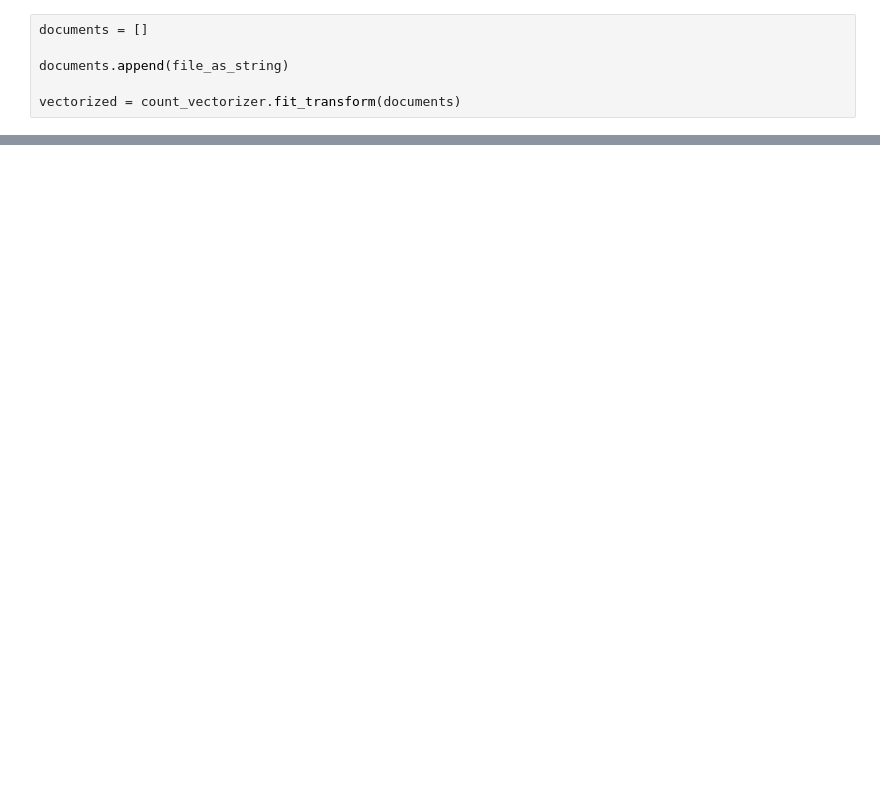
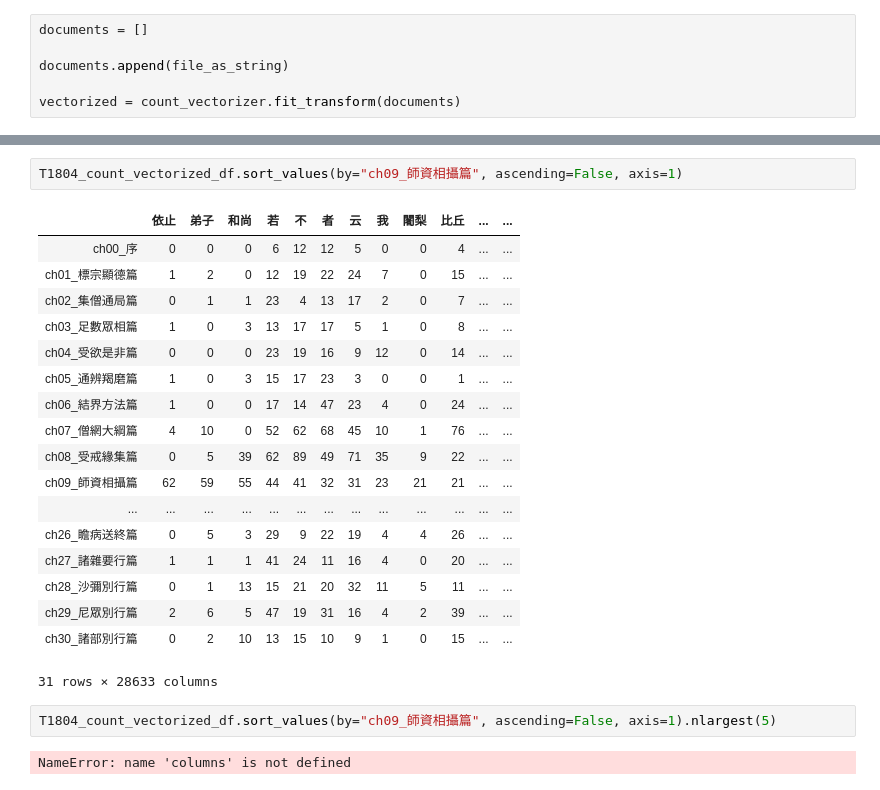
Before and after one commit to tom-newhall/SP-2020-DH-projects-New, a Jupyter notebook: TF-IDF for Taisho/Text to jieba to TF-IDF (and then maybe LDA) .ipynb, the cells around one changed output, grey strips where cells are left out. Saved outputs shown, nothing was run; the diff lists cells and outputs as text; blank space fills up the shorter version.

```diff
--- a/TF-IDF for Taisho/Text to jieba to TF-IDF (and then maybe LDA) .ipynb
+++ b/TF-IDF for Taisho/Text to jieba to TF-IDF (and then maybe LDA) .ipynb
@@ -234,0 +566,25 @@ data_frame
+# %%
+T1804_count_vectorized_df.sort_values(by="ch09_師資相攝篇", ascending=False, axis=1)
+# %% [output]
+|  | 依止 | 弟子 | 和尚 | 若 | 不 | 者 | 云 | 我 | 闍梨 | 比丘 | ... | ... |
+| ch00_序 | 0 | 0 | 0 | 6 | 12 | 12 | 5 | 0 | 0 | 4 | ... | ... |
+| ch01_標宗顯德篇 | 1 | 2 | 0 | 12 | 19 | 22 | 24 | 7 | 0 | 15 | ... | ... |
+| ch02_集僧通局篇 | 0 | 1 | 1 | 23 | 4 | 13 | 17 | 2 | 0 | 7 | ... | ... |
+| ch03_足數眾相篇 | 1 | 0 | 3 | 13 | 17 | 17 | 5 | 1 | 0 | 8 | ... | ... |
+| ch04_受欲是非篇 | 0 | 0 | 0 | 23 | 19 | 16 | 9 | 12 | 0 | 14 | ... | ... |
+| ch05_通辨羯磨篇 | 1 | 0 | 3 | 15 | 17 | 23 | 3 | 0 | 0 | 1 | ... | ... |
+| ch06_結界方法篇 | 1 | 0 | 0 | 17 | 14 | 47 | 23 | 4 | 0 | 24 | ... | ... |
+| ch07_僧網大綱篇 | 4 | 10 | 0 | 52 | 62 | 68 | 45 | 10 | 1 | 76 | ... | ... |
+| ch08_受戒緣集篇 | 0 | 5 | 39 | 62 | 89 | 49 | 71 | 35 | 9 | 22 | ... | ... |
+| ch09_師資相攝篇 | 62 | 59 | 55 | 44 | 41 | 32 | 31 | 23 | 21 | 21 | ... | ... |
+| ... | ... | ... | ... | ... | ... | ... | ... | ... | ... | ... | ... | ... |
+| ch26_瞻病送終篇 | 0 | 5 | 3 | 29 | 9 | 22 | 19 | 4 | 4 | 26 | ... | ... |
+| ch27_諸雜要行篇 | 1 | 1 | 1 | 41 | 24 | 11 | 16 | 4 | 0 | 20 | ... | ... |
+| ch28_沙彌別行篇 | 0 | 1 | 13 | 15 | 21 | 20 | 32 | 11 | 5 | 11 | ... | ... |
+| ch29_尼眾別行篇 | 2 | 6 | 5 | 47 | 19 | 31 | 16 | 4 | 2 | 39 | ... | ... |
+| ch30_諸部別行篇 | 0 | 2 | 10 | 13 | 15 | 10 | 9 | 1 | 0 | 15 | ... | ... |
+31 rows × 28633 columns
+# %%
+T1804_count_vectorized_df.sort_values(by="ch09_師資相攝篇", ascending=False, axis=1).nlargest(5)
+# %% [output]
+NameError: name 'columns' is not defined
```
Also changed, not shown: parts of 51 cells of this notebook, 17 other files.
